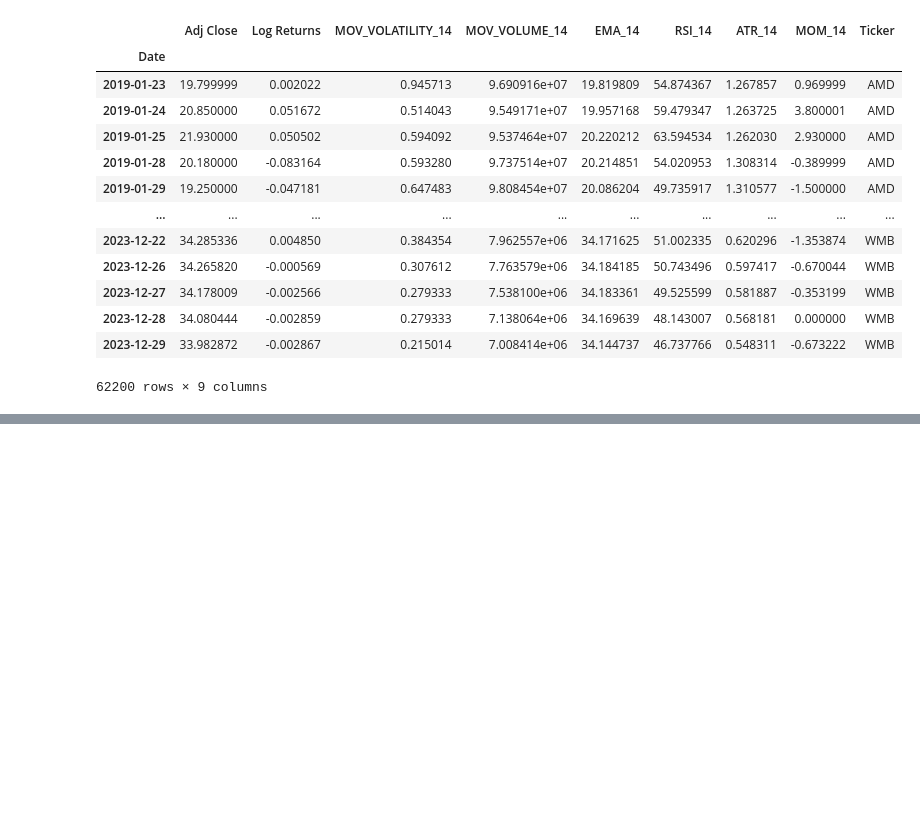
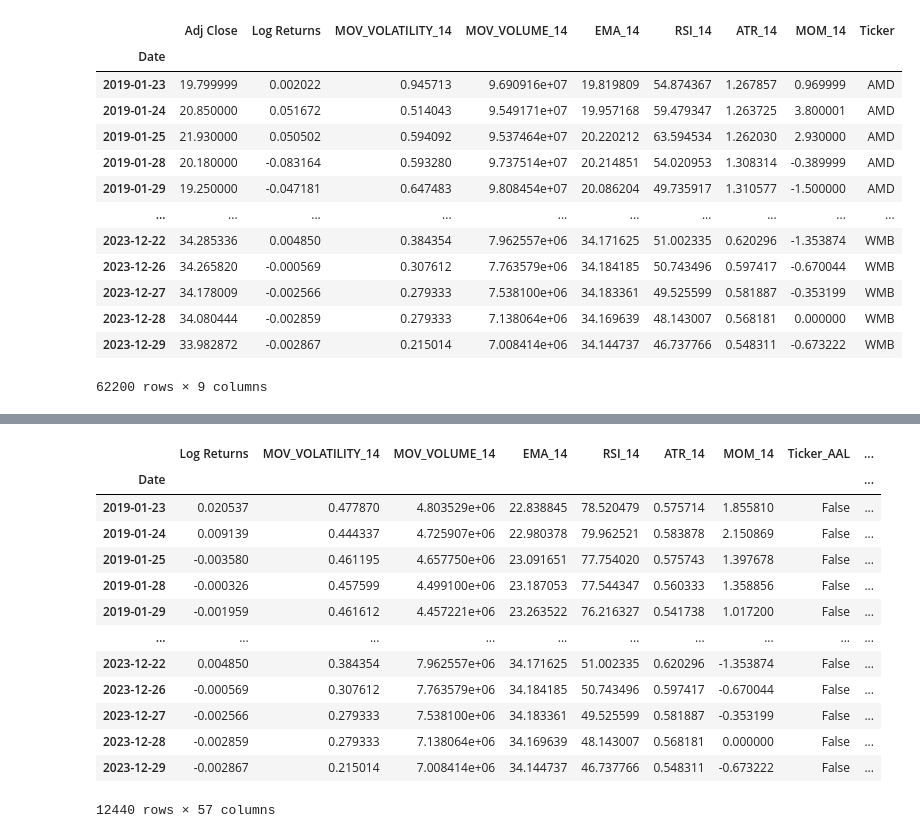
Before and after one commit to GB-Navarro/projeto_final_fin_quant_fea_dev, a Jupyter notebook: projeto_final_fin_quant.ipynb, the cells around one changed output, grey strips where cells are left out. Drawn from its saved outputs; the diff is of its cells as text; code cells hidden in the pictures; blank space fills up the shorter version.

```diff
--- a/projeto_final_fin_quant.ipynb
+++ b/projeto_final_fin_quant.ipynb
@@ -593,0 +650,18 @@ data
+# %%
+# Exibe a parte do conjunto de teste que contém as features.
+X_test
+# %% [output]
+|  | Log Returns | MOV_VOLATILITY_14 | MOV_VOLUME_14 | EMA_14 | RSI_14 | ATR_14 | MOM_14 | Ticker_AAL | ... |
+| Date |  |  |  |  |  |  |  |  | ... |
+| 2019-01-23 | 0.020537 | 0.477870 | 4.803529e+06 | 22.838845 | 78.520479 | 0.575714 | 1.855810 | False | ... |
+| 2019-01-24 | 0.009139 | 0.444337 | 4.725907e+06 | 22.980378 | 79.962521 | 0.583878 | 2.150869 | False | ... |
+| 2019-01-25 | -0.003580 | 0.461195 | 4.657750e+06 | 23.091651 | 77.754020 | 0.575743 | 1.397678 | False | ... |
+| 2019-01-28 | -0.000326 | 0.457599 | 4.499100e+06 | 23.187053 | 77.544347 | 0.560333 | 1.358856 | False | ... |
+| 2019-01-29 | -0.001959 | 0.461612 | 4.457221e+06 | 23.263522 | 76.216327 | 0.541738 | 1.017200 | False | ... |
+| ... | ... | ... | ... | ... | ... | ... | ... | ... | ... |
+| 2023-12-22 | 0.004850 | 0.384354 | 7.962557e+06 | 34.171625 | 51.002335 | 0.620296 | -1.353874 | False | ... |
+| 2023-12-26 | -0.000569 | 0.307612 | 7.763579e+06 | 34.184185 | 50.743496 | 0.597417 | -0.670044 | False | ... |
+| 2023-12-27 | -0.002566 | 0.279333 | 7.538100e+06 | 34.183361 | 49.525599 | 0.581887 | -0.353199 | False | ... |
+| 2023-12-28 | -0.002859 | 0.279333 | 7.138064e+06 | 34.169639 | 48.143007 | 0.568181 | 0.000000 | False | ... |
+| 2023-12-29 | -0.002867 | 0.215014 | 7.008414e+06 | 34.144737 | 46.737766 | 0.548311 | -0.673222 | False | ... |
+12440 rows × 57 columns
```
Also changed, not shown: parts of 14 cells of this notebook.
